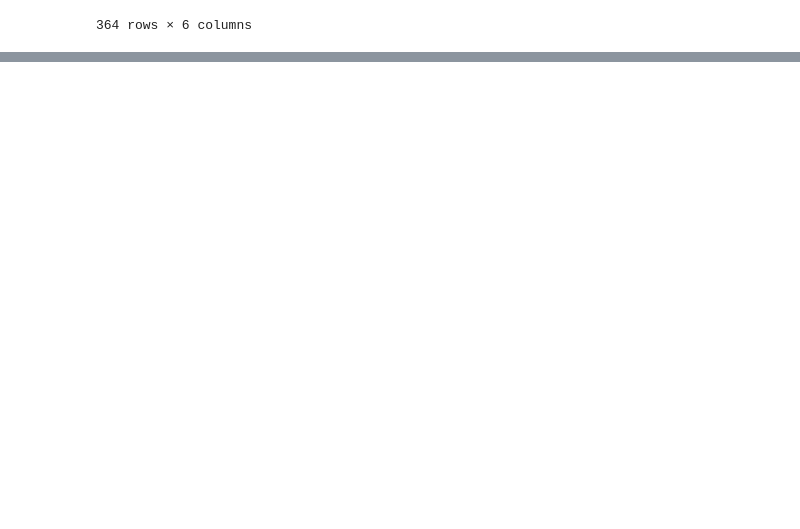
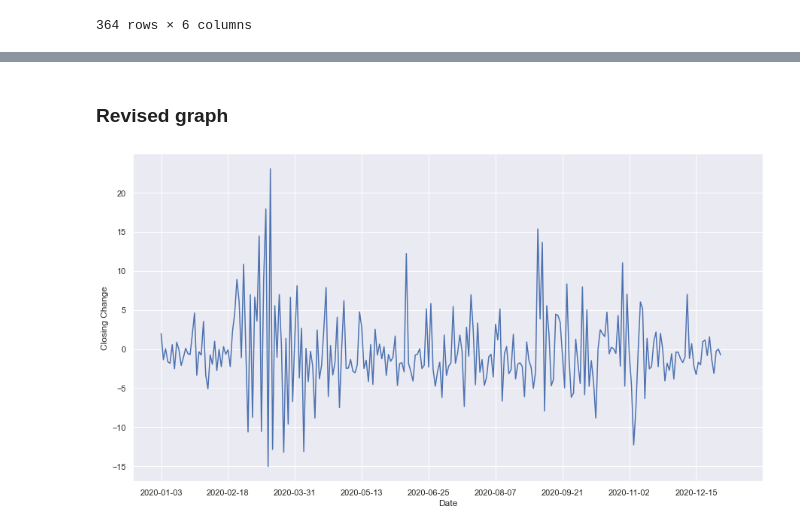
Before and after one commit to cpozuelos1/COGS_108_Final_Project, a Jupyter notebook: DataCheckpointGroup071-Wi22.ipynb, the cells around one changed output, grey strips where cells are left out. Saved outputs shown, nothing was run; the diff lists cells and outputs as text; code cells hidden in the pictures; blank space fills up the shorter version.

```diff
--- a/DataCheckpointGroup071-Wi22.ipynb
+++ b/DataCheckpointGroup071-Wi22.ipynb
@@ -188,0 +259,13 @@ us_covid_df.loc[us_covid_df['Date_reported'].dt.year == 2020]
+# %% [markdown]
+### Revised graph
+# %%
+# generate QQQ data in the form of date, change since previous day
+QQQ_data = []
+for i in range(1,len(QQQ_df_2020)):
+    QQQ_data.append([QQQ_df_2020['Date'].iloc[i],QQQ_df_2020['Close'].iloc[i-1]-QQQ_df_2020['Close'].iloc[i]])
+QQQ_data = pd.DataFrame(QQQ_data, columns = ['Date', 'Closing Change'])
+# %%
+ax = sns.lineplot(x='Date', y='Closing Change', data=QQQ_data)
+x_ticks = ax.set_xticks([i*30 for i in range(10)])
+# %% [output]
+[figure, added]
```
Also changed, not shown: parts of 12 cells of this notebook.
